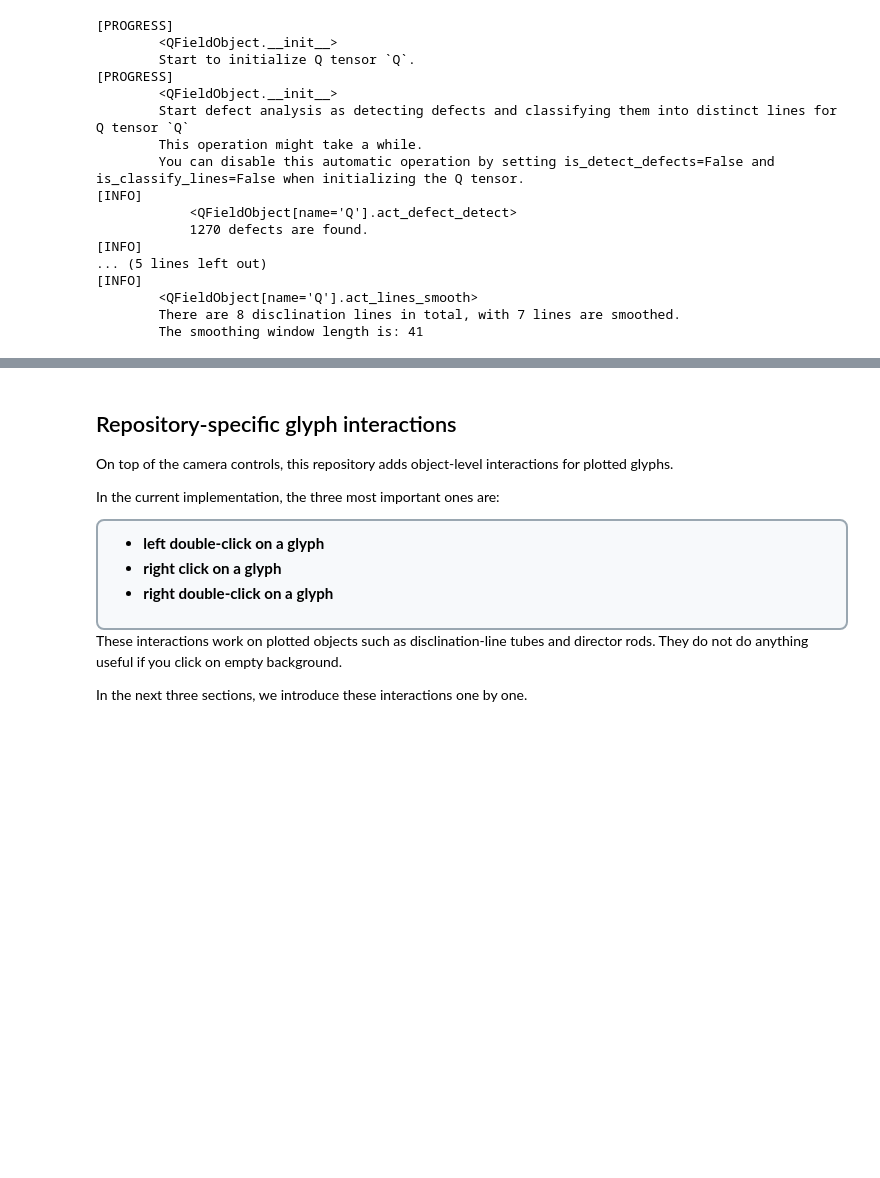
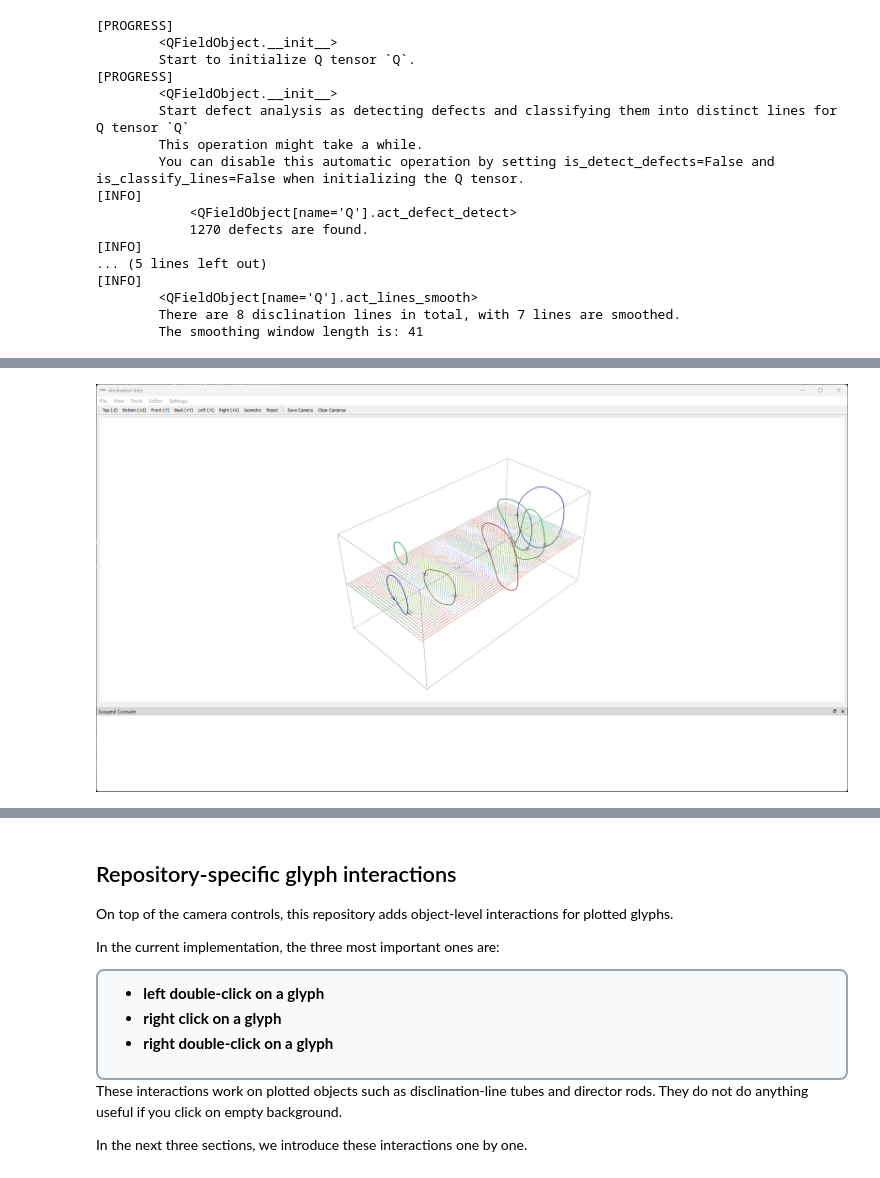
Before and after one commit to YingyouMa/Nematics3D, a Jupyter notebook: tutorials/interact_with_figures.ipynb, the cells around one changed output, grey strips where cells are left out. Drawn from its saved outputs; the diff is of its cells as text; code cells hidden in the pictures; blank space fills up the shorter version.

```diff
--- a/tutorials/interact_with_figures.ipynb
+++ b/tutorials/interact_with_figures.ipynb
@@ -90,3 +90,13 @@ Q_obj, figure = nematics3d.quick_visualize_Q(
+# %%
+display(
+    Image(
+        filename=str(
+            REPO_ROOT / "tutorials" / "output" / "interact_with_figures" / "example.png"
+        )
+    )
+)
+# %% [output]
+[figure, added]
 # %% [markdown]
 ## Built-in PyVista / VTK camera interactions
 
```
Also changed, not shown: parts of 16 cells of this notebook, 3 other files.
